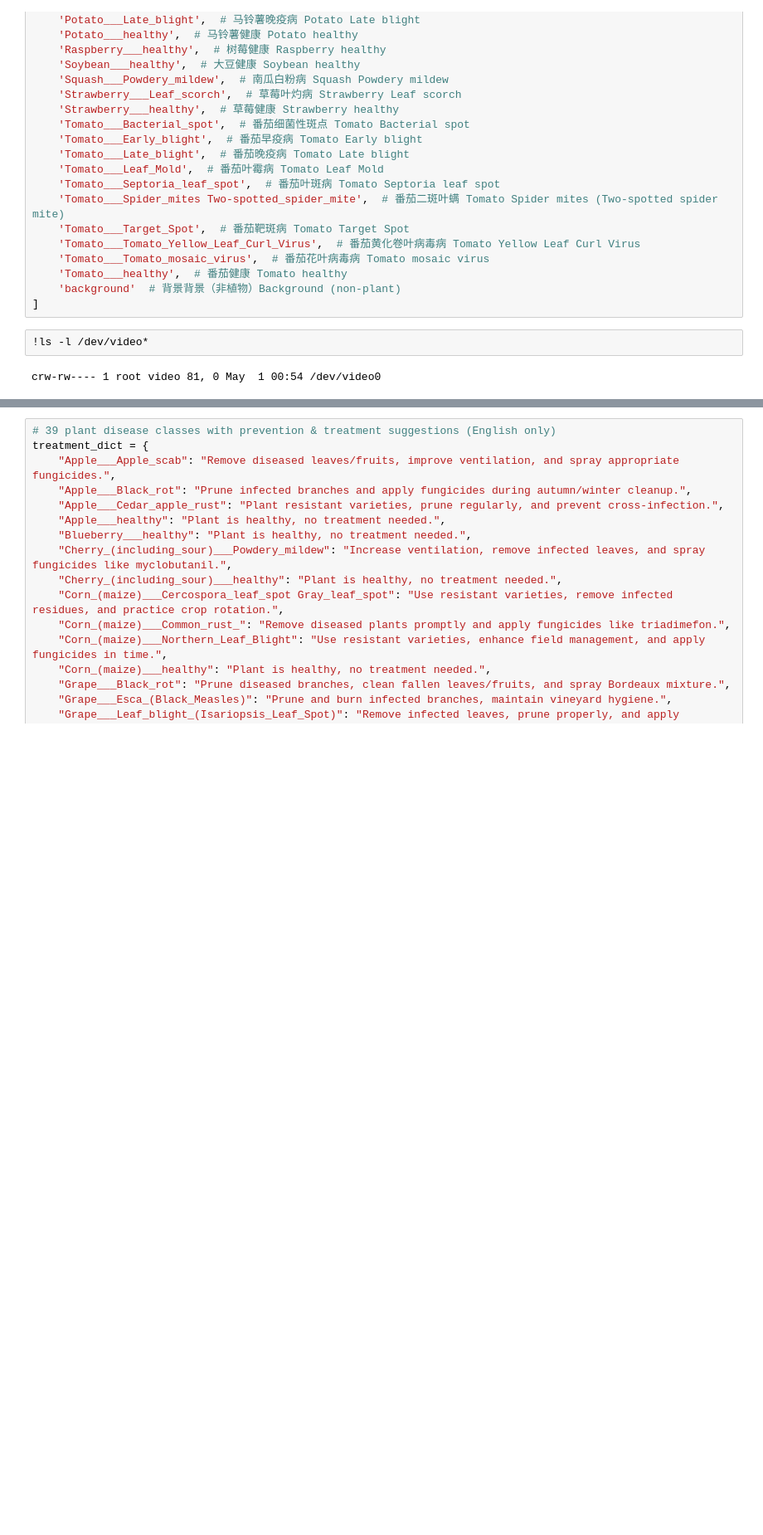
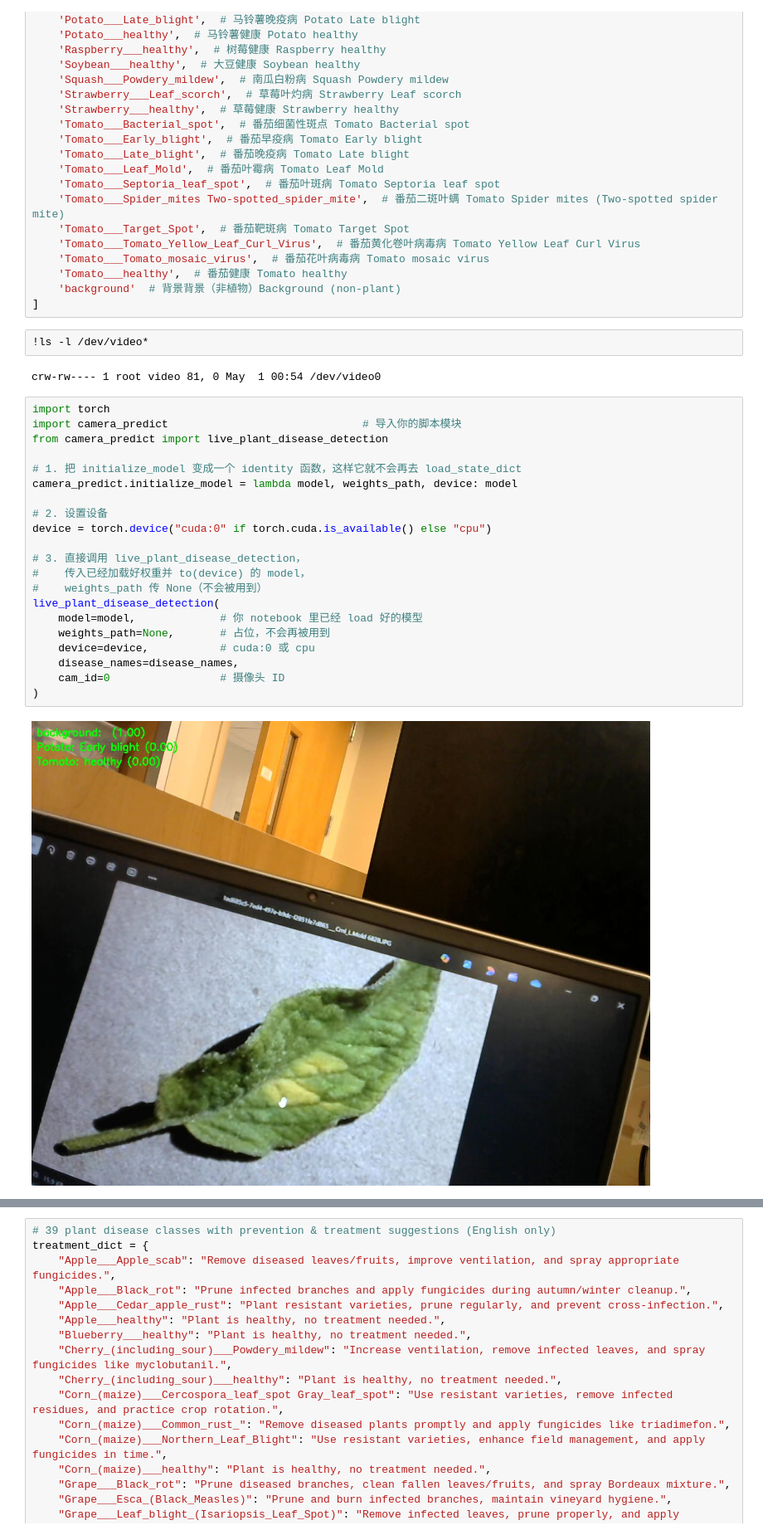
Before and after one commit to Shikitty729/6908plant-disease, a Jupyter notebook: Real-Time Plant Disease Detection and Treatment Suggestion.ipynb, the cells around one changed output, grey strips where cells are left out. Shown at 83% size. Cells and saved outputs as stored; diff of their text form; blank space fills up the shorter version.

```diff
--- a/Real-Time Plant Disease Detection and Treatment Suggestion.ipynb
+++ b/Real-Time Plant Disease Detection and Treatment Suggestion.ipynb
@@ -119,6 +114,29 @@ disease_names = [
 !ls -l /dev/video*
 # %% [output]
 crw-rw---- 1 root video 81, 0 May  1 00:54 /dev/video0
+# %%
+import torch
+import camera_predict                              # 导入你的脚本模块
+from camera_predict import live_plant_disease_detection
+
+# 1. 把 initialize_model 变成一个 identity 函数，这样它就不会再去 load_state_dict
+camera_predict.initialize_model = lambda model, weights_path, device: model
+
+# 2. 设置设备
+device = torch.device("cuda:0" if torch.cuda.is_available() else "cpu")
+
+# 3. 直接调用 live_plant_disease_detection，
+#    传入已经加载好权重并 to(device) 的 model，
+#    weights_path 传 None（不会被用到）
+live_plant_disease_detection(
+    model=model,             # 你 notebook 里已经 load 好的模型
+    weights_path=None,       # 占位，不会再被用到
+    device=device,           # cuda:0 或 cpu
+    disease_names=disease_names,
+    cam_id=0                 # 摄像头 ID
+)
+# %% [output]
+[figure, added]
 # %%
 import cv2
 import numpy as np
```
Also changed, not shown: parts of 7 cells of this notebook, 1 other file.
